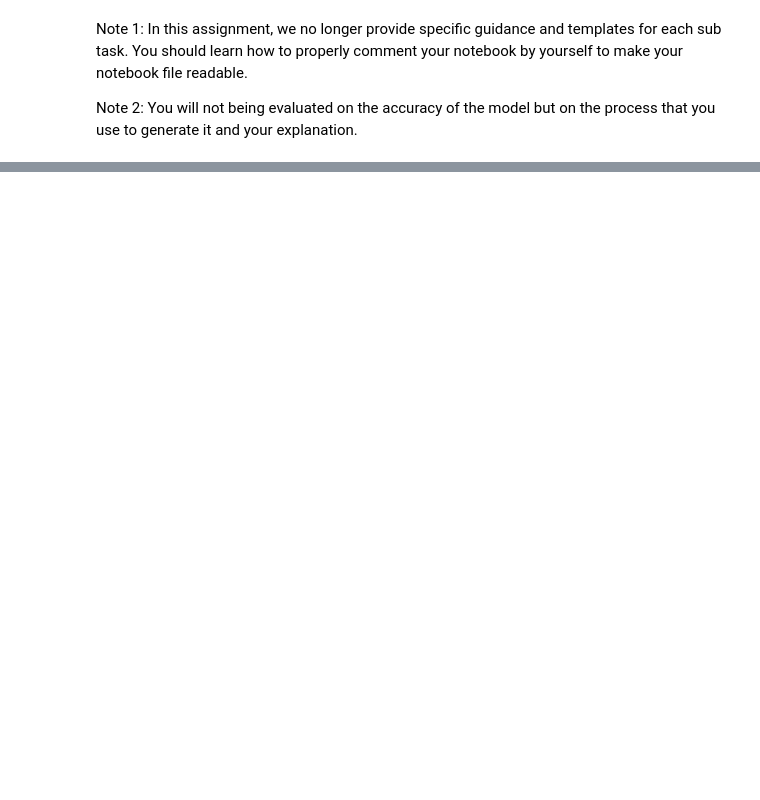
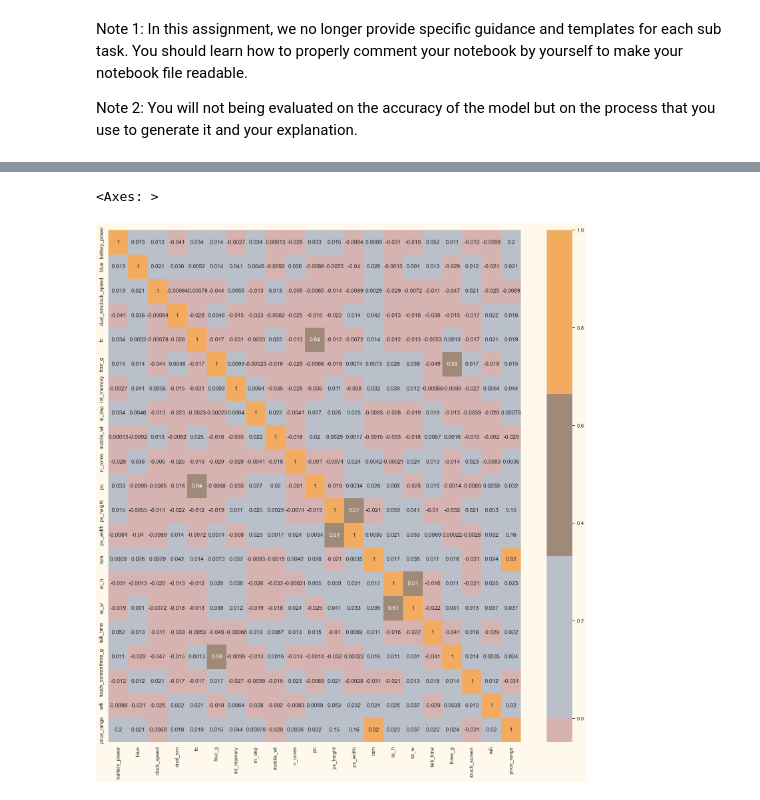
Before and after one commit to leonguyen18/MQ-Data-Science-Portfolio-3, a Jupyter notebook: Portfolio_Part_3_(2024_S1)_Questions.ipynb, the cells around one changed output, grey strips where cells are left out. Saved outputs shown, nothing was run; the diff lists cells and outputs as text; code cells hidden in the pictures; blank space fills up the shorter version.

Commit message:
Update - Explore & Clean Data and Correlation

```diff
--- a/Portfolio_Part_3_(2024_S1)_Questions.ipynb
+++ b/Portfolio_Part_3_(2024_S1)_Questions.ipynb
@@ -52,0 +84,11 @@ Note 2: You will not being evaluated on the accuracy of the model but on the pro
+# %%
+# Set display width
+pd.set_option('display.width', 1000)
+
+# Load the data file and display the DataFrame:
+df = pd.read_csv('Mobile_Price_Data.csv')
+print("Length of the data: ", len(df))
+
+print ('------------------------------------')
+
+print ('The current DataFrame: ',"\n", df.head(5))
@@ -52,0 +136,12 @@ Note 2: You will not being evaluated on the accuracy of the model but on the pro
+# %%
+# Count number of Null values in each column:
+print ('Number of Null values in each column: ', "\n", df.isna().sum())
+
+print ('------------------------------------')
+# The length of the DataFrame before removing the missing data aka Null values:
+print ('The length of the DataFrame before removing the missing data: ', len(df))
+
+# Remove records with missing data in columns, then save the cleaned DataFrame into a new DataFrame:
+df_cleaned = df.dropna()
+# The length of the DataFrame after removing the missing data aka Null values:
+print ('The length of the DataFrame after removing the missing data: ', len(df_cleaned))
@@ -52,0 +185,4 @@ Note 2: You will not being evaluated on the accuracy of the model but on the pro
+# %%
+# Calculate correlation matrix
+correlation_matrix = df_cleaned.corr()
+correlation_matrix
@@ -52,0 +208,12 @@ Note 2: You will not being evaluated on the accuracy of the model but on the pro
+# %%
+#Setting up colors prefrences
+sns.set(rc={"axes.facecolor":"#FFF9ED","figure.facecolor":"#FFF9ED"})
+pallet = ["#682F2F", "#9E726F", "#D6B2B1", "#B9C0C9", "#9F8A78", "#F3AB60"]
+cmap = colors.ListedColormap(["#682F2F", "#9E726F", "#D6B2B1", "#B9C0C9", "#9F8A78", "#F3AB60"])
+
+#correlation matrix plot
+plt.figure(figsize=(20,20))
+sns.heatmap(correlation_matrix,annot=True,cmap=cmap, center=0)
+# %% [output]
+<Axes: >
+[figure, added]
```
Also changed, not shown: parts of 21 cells of this notebook, 1 other file.
